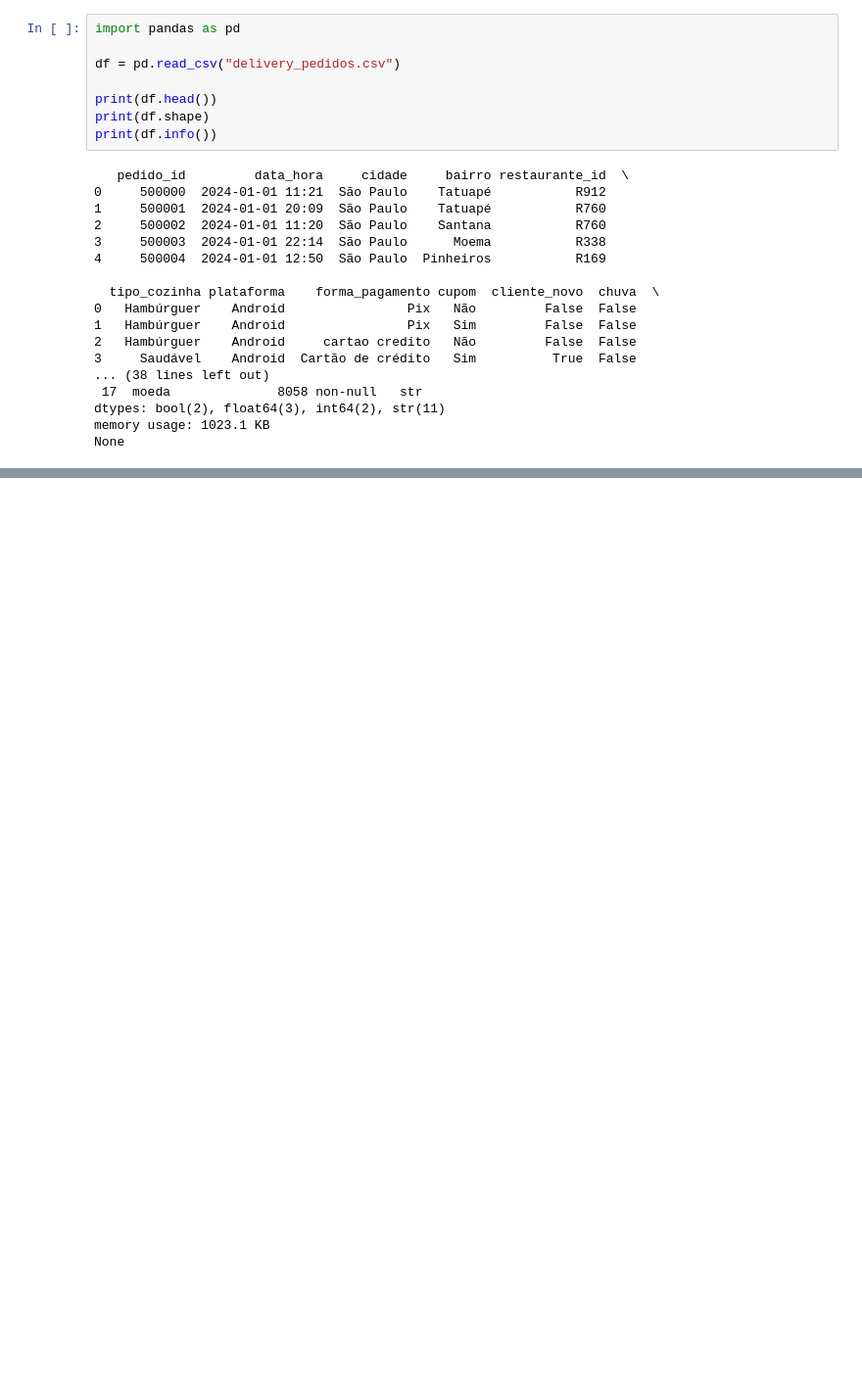
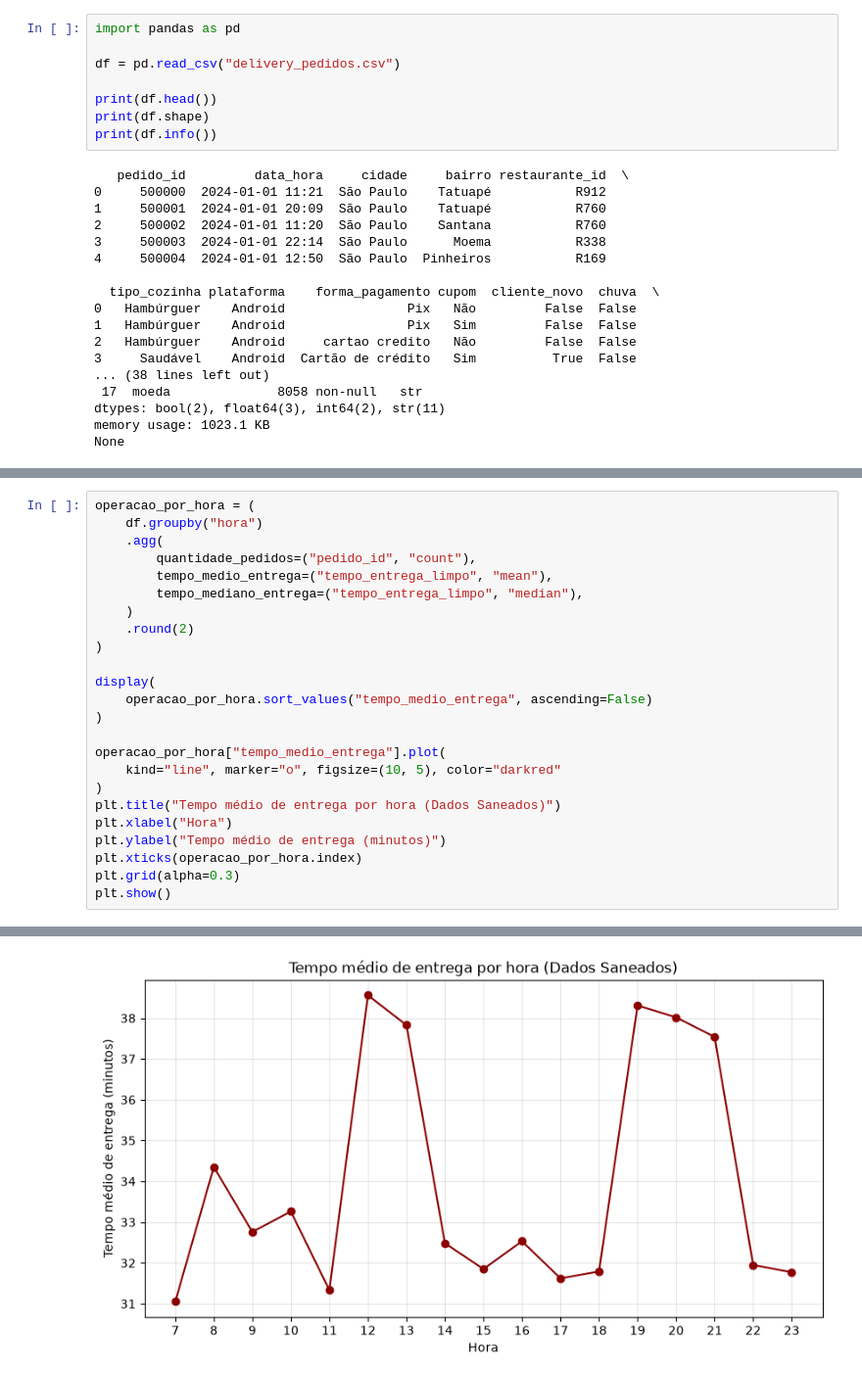
Before and after one commit to ivanjoncesar-ai/Trabalho_Ivan, a Jupyter notebook: Trabalho_Ivan.ipynb, the cells around one changed output, grey strips where cells are left out. Shown at 98% size. Saved outputs shown, nothing was run; the diff lists cells and outputs as text; blank space fills up the shorter version.

```diff
--- a/Trabalho_Ivan.ipynb
+++ b/Trabalho_Ivan.ipynb
@@ -28,0 +443,25 @@ None
+# %%
+operacao_por_hora = (
+    df.groupby("hora")
+    .agg(
+        quantidade_pedidos=("pedido_id", "count"),
+        tempo_medio_entrega=("tempo_entrega_limpo", "mean"),
+        tempo_mediano_entrega=("tempo_entrega_limpo", "median"),
+    )
+    .round(2)
+)
+
+display(
+    operacao_por_hora.sort_values("tempo_medio_entrega", ascending=False)
+)
+
+operacao_por_hora["tempo_medio_entrega"].plot(
+    kind="line", marker="o", figsize=(10, 5), color="darkred"
+)
+plt.title("Tempo médio de entrega por hora (Dados Saneados)")
+plt.xlabel("Hora")
+plt.ylabel("Tempo médio de entrega (minutos)")
+plt.xticks(operacao_por_hora.index)
+plt.grid(alpha=0.3)
+plt.show()
+# %% [output]
@@ -28,0 +487 @@ None
+[figure, added]
```
Also changed, not shown: parts of 98 cells of this notebook, 5 other files.
